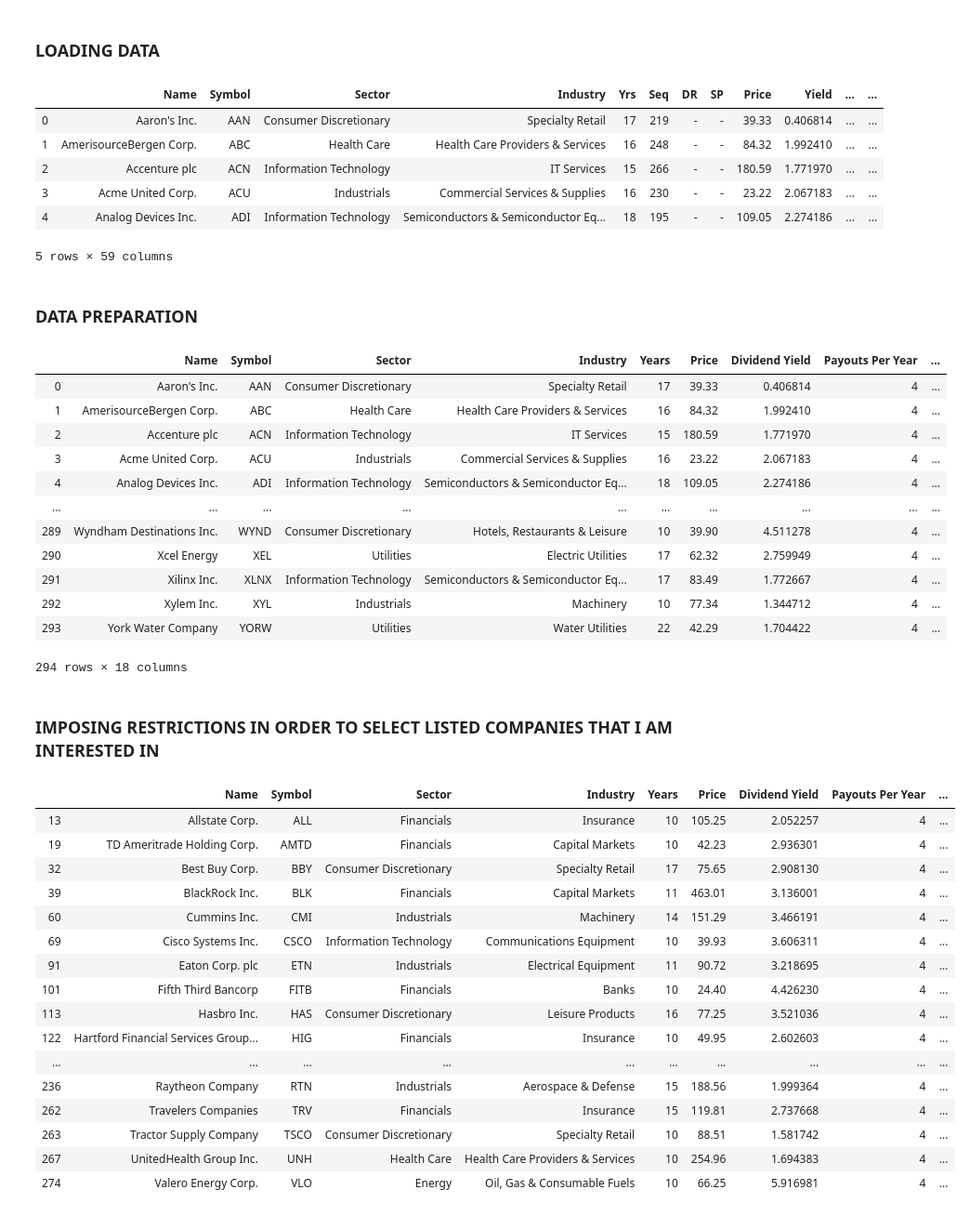
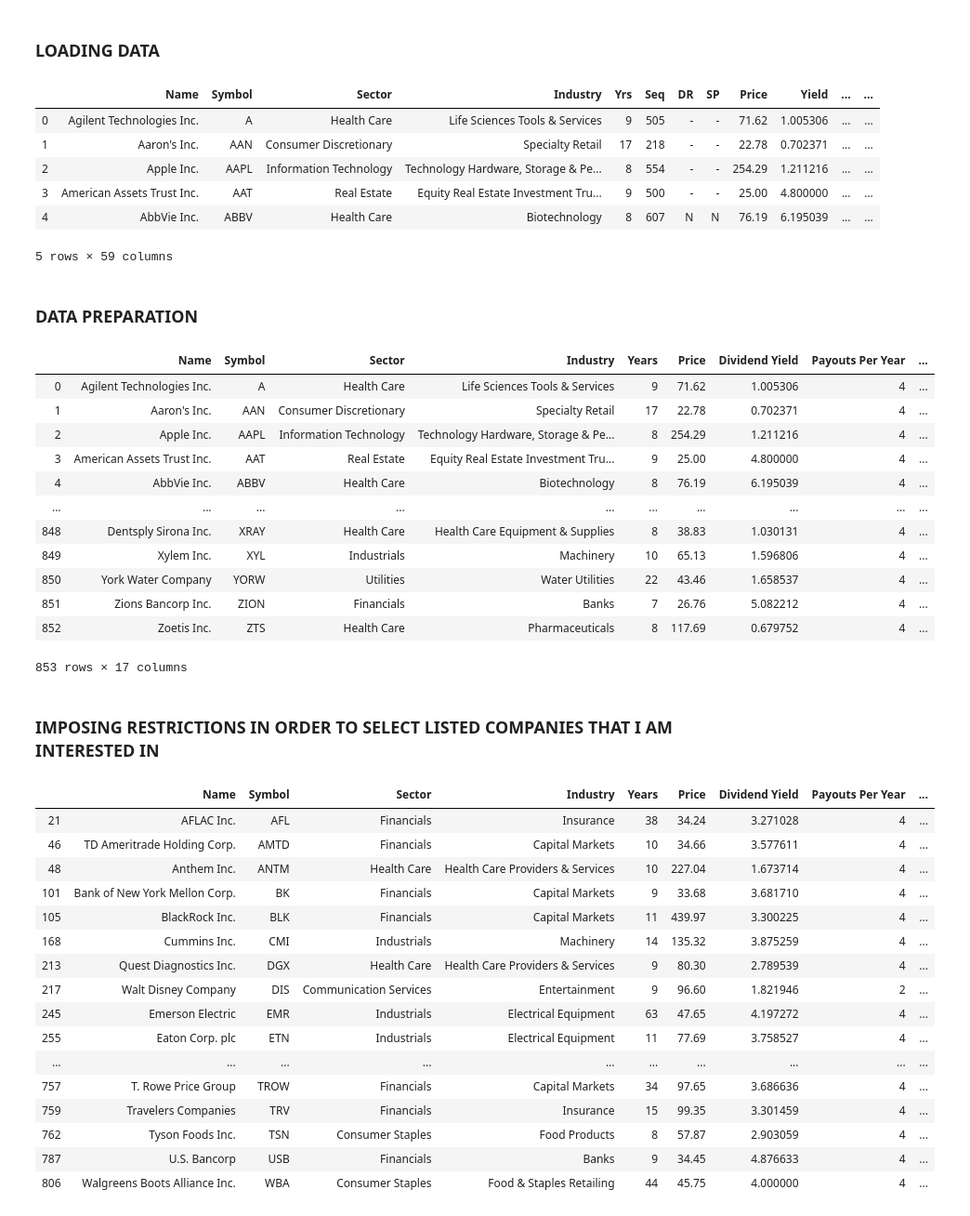
Before and after one commit to AdamMisiak/Stocks_selector, a Jupyter notebook: Listed_companies_selector.ipynb, the cells around one changed output. Shown at 93% size. Cells and saved outputs as stored; diff of their text form; code cells hidden in the pictures.

```diff
--- a/Listed_companies_selector.ipynb
+++ b/Listed_companies_selector.ipynb
@@ -3,68 +3,70 @@ import pandas as pd
 # %% [markdown]
 ### LOADING DATA
 # %%
-data = pd.read_excel('seekingalpha_attachment.xlsx',sheet_name=2,header=5,skipfooter=15)
+data = pd.read_excel('seekingalpha_attachment_04_20.xlsx',sheet_name=4,header=5,skipfooter=18)
 data.head()
 # %% [output]
 |  | Name | Symbol | Sector | Industry | Yrs | Seq | DR | SP | Price | Yield | ... | ... |
-| 0 | Aaron's Inc. | AAN | Consumer Discretionary | Specialty Retail | 17 | 219 | - | - | 39.33 | 0.406814 | ... | ... |
-| 1 | AmerisourceBergen Corp. | ABC | Health Care | Health Care Providers & Services | 16 | 248 | - | - | 84.32 | 1.992410 | ... | ... |
-| 2 | Accenture plc | ACN | Information Technology | IT Services | 15 | 266 | - | - | 180.59 | 1.771970 | ... | ... |
-| 3 | Acme United Corp. | ACU | Industrials | Commercial Services & Supplies | 16 | 230 | - | - | 23.22 | 2.067183 | ... | ... |
-| 4 | Analog Devices Inc. | ADI | Information Technology | Semiconductors & Semiconductor Eq... | 18 | 195 | - | - | 109.05 | 2.274186 | ... | ... |
+| 0 | Agilent Technologies Inc. | A | Health Care | Life Sciences Tools & Services | 9 | 505 | - | - | 71.62 | 1.005306 | ... | ... |
+| 1 | Aaron's Inc. | AAN | Consumer Discretionary | Specialty Retail | 17 | 218 | - | - | 22.78 | 0.702371 | ... | ... |
+| 2 | Apple Inc. | AAPL | Information Technology | Technology Hardware, Storage & Pe... | 8 | 554 | - | - | 254.29 | 1.211216 | ... | ... |
+| 3 | American Assets Trust Inc. | AAT | Real Estate | Equity Real Estate Investment Tru... | 9 | 500 | - | - | 25.00 | 4.800000 | ... | ... |
+| 4 | AbbVie Inc. | ABBV | Health Care | Biotechnology | 8 | 607 | N | N | 76.19 | 6.195039 | ... | ... |
 5 rows × 59 columns
 # %% [markdown]
 ### DATA PREPARATION
 # %%
-str_to_float_columns = ['Yrs','Price','Yield','Year','1-yr','3-yr','5-yr','10-yr','P/E','ROE','($Mil)','Equity','Survived','ROA']
+str_to_float_columns = ['Yrs','Price','Yield','Year','1-yr','Payout','P/E','P/Book','ROE','($Mil)','Equity','Survived','ROA']
 for column in str_to_float_columns:
     data[column] = pd.to_numeric(data[column])
 
-data = data[['Name','Symbol','Sector','Industry','Yrs','Price','Yield','Year','1-yr','3-yr','5-yr','10-yr','P/E','ROE','($Mil)','Equity','Survived','ROA']]
+data = data[['Name','Symbol','Sector','Industry','Yrs','Price','Yield','Year','1-yr','Payout','P/E','P/Book','ROE','($Mil)','Equity','Survived','ROA']]
 data = data.rename(columns={'Yrs':'Years','Year':'Payouts Per Year','Yield':'Dividend Yield','1-yr':'Dividend Growth Rate in 1-yr',
-                   '3-yr':'Dividend Growth Rate in 3-yr','5-yr':'Dividend Growth Rate in 5-yr','10-yr':'Dividend Growth Rate in 10-yr',
-                   '($Mil)':'Market Capitalization($Mil)','P/E':'Price/Earnings','ROE':'Return on Equity','Equity':'Dept/Equity',
+                   '($Mil)':'Market Capitalization($Mil)','Payout':'Payout Ratio','P/E':'Price/Earnings','P/Book':'Price/Books Value','ROE':'Return on Equity','Equity':'Dept/Equity',
                    'Survived':'Number of Survived Recessions','ROA':'Return on Assets'})
 data
 # %% [output]
 |  | Name | Symbol | Sector | Industry | Years | Price | Dividend Yield | Payouts Per Year | ... |
-| 0 | Aaron's Inc. | AAN | Consumer Discretionary | Specialty Retail | 17 | 39.33 | 0.406814 | 4 | ... |
-| 1 | AmerisourceBergen Corp. | ABC | Health Care | Health Care Providers & Services | 16 | 84.32 | 1.992410 | 4 | ... |
-| 2 | Accenture plc | ACN | Information Technology | IT Services | 15 | 180.59 | 1.771970 | 4 | ... |
-| 3 | Acme United Corp. | ACU | Industrials | Commercial Services & Supplies | 16 | 23.22 | 2.067183 | 4 | ... |
-| 4 | Analog Devices Inc. | ADI | Information Technology | Semiconductors & Semiconductor Eq... | 18 | 109.05 | 2.274186 | 4 | ... |
+| 0 | Agilent Technologies Inc. | A | Health Care | Life Sciences Tools & Services | 9 | 71.62 | 1.005306 | 4 | ... |
+| 1 | Aaron's Inc. | AAN | Consumer Discretionary | Specialty Retail | 17 | 22.78 | 0.702371 | 4 | ... |
+| 2 | Apple Inc. | AAPL | Information Technology | Technology Hardware, Storage & Pe... | 8 | 254.29 | 1.211216 | 4 | ... |
+| 3 | American Assets Trust Inc. | AAT | Real Estate | Equity Real Estate Investment Tru... | 9 | 25.00 | 4.800000 | 4 | ... |
+| 4 | AbbVie Inc. | ABBV | Health Care | Biotechnology | 8 | 76.19 | 6.195039 | 4 | ... |
 | ... | ... | ... | ... | ... | ... | ... | ... | ... | ... |
-| 289 | Wyndham Destinations Inc. | WYND | Consumer Discretionary | Hotels, Restaurants & Leisure | 10 | 39.90 | 4.511278 | 4 | ... |
-| 290 | Xcel Energy | XEL | Utilities | Electric Utilities | 17 | 62.32 | 2.759949 | 4 | ... |
-| 291 | Xilinx Inc. | XLNX | Information Technology | Semiconductors & Semiconductor Eq... | 17 | 83.49 | 1.772667 | 4 | ... |
-| 292 | Xylem Inc. | XYL | Industrials | Machinery | 10 | 77.34 | 1.344712 | 4 | ... |
-| 293 | York Water Company | YORW | Utilities | Water Utilities | 22 | 42.29 | 1.704422 | 4 | ... |
+| 848 | Dentsply Sirona Inc. | XRAY | Health Care | Health Care Equipment & Supplies | 8 | 38.83 | 1.030131 | 4 | ... |
+| 849 | Xylem Inc. | XYL | Industrials | Machinery | 10 | 65.13 | 1.596806 | 4 | ... |
+| 850 | York Water Company | YORW | Utilities | Water Utilities | 22 | 43.46 | 1.658537 | 4 | ... |
+| 851 | Zions Bancorp Inc. | ZION | Financials | Banks | 7 | 26.76 | 5.082212 | 4 | ... |
+| 852 | Zoetis Inc. | ZTS | Health Care | Pharmaceuticals | 8 | 117.69 | 0.679752 | 4 | ... |
-294 rows × 18 columns
+853 rows × 17 columns
 # %% [markdown]
 ### IMPOSING RESTRICTIONS IN ORDER TO SELECT LISTED COMPANIES THAT I AM INTERESTED IN
 # %%
 data = data.loc[(data['Dividend Yield'] > 1.5) &
                 (data['Dividend Yield'] < 7) &
                 (data['Price/Earnings'] < 20) &
                 (data['Return on Equity'] > 10) &
                 (data['Market Capitalization($Mil)'] > 10000) &
+                (data['Payout Ratio'] > 20) &
+                (data['Payout Ratio'] < 60) &
+                (data['Price/Books Value'] < 4) &
                 (data['Dept/Equity'] < 1)]
 data
 # %% [output]
 |  | Name | Symbol | Sector | Industry | Years | Price | Dividend Yield | Payouts Per Year | ... |
-| 13 | Allstate Corp. | ALL | Financials | Insurance | 10 | 105.25 | 2.052257 | 4 | ... |
-| 19 | TD Ameritrade Holding Corp. | AMTD | Financials | Capital Markets | 10 | 42.23 | 2.936301 | 4 | ... |
-| 32 | Best Buy Corp. | BBY | Consumer Discretionary | Specialty Retail | 17 | 75.65 | 2.908130 | 4 | ... |
-| 39 | BlackRock Inc. | BLK | Financials | Capital Markets | 11 | 463.01 | 3.136001 | 4 | ... |
-| 60 | Cummins Inc. | CMI | Industrials | Machinery | 14 | 151.29 | 3.466191 | 4 | ... |
-| 69 | Cisco Systems Inc. | CSCO | Information Technology | Communications Equipment | 10 | 39.93 | 3.606311 | 4 | ... |
-| 91 | Eaton Corp. plc | ETN | Industrials | Electrical Equipment | 11 | 90.72 | 3.218695 | 4 | ... |
-| 101 | Fifth Third Bancorp | FITB | Financials | Banks | 10 | 24.40 | 4.426230 | 4 | ... |
-| 113 | Hasbro Inc. | HAS | Consumer Discretionary | Leisure Products | 16 | 77.25 | 3.521036 | 4 | ... |
-| 122 | Hartford Financial Services Group... | HIG | Financials | Insurance | 10 | 49.95 | 2.602603 | 4 | ... |
+| 21 | AFLAC Inc. | AFL | Financials | Insurance | 38 | 34.24 | 3.271028 | 4 | ... |
+| 46 | TD Ameritrade Holding Corp. | AMTD | Financials | Capital Markets | 10 | 34.66 | 3.577611 | 4 | ... |
+| 48 | Anthem Inc. | ANTM | Health Care | Health Care Providers & Services | 10 | 227.04 | 1.673714 | 4 | ... |
+| 101 | Bank of New York Mellon Corp. | BK | Financials | Capital Markets | 9 | 33.68 | 3.681710 | 4 | ... |
+| 105 | BlackRock Inc. | BLK | Financials | Capital Markets | 11 | 439.97 | 3.300225 | 4 | ... |
+| 168 | Cummins Inc. | CMI | Industrials | Machinery | 14 | 135.32 | 3.875259 | 4 | ... |
+| 213 | Quest Diagnostics Inc. | DGX | Health Care | Health Care Providers & Services | 9 | 80.30 | 2.789539 | 4 | ... |
+| 217 | Walt Disney Company | DIS | Communication Services | Entertainment | 9 | 96.60 | 1.821946 | 2 | ... |
+| 245 | Emerson Electric | EMR | Industrials | Electrical Equipment | 63 | 47.65 | 4.197272 | 4 | ... |
+| 255 | Eaton Corp. plc | ETN | Industrials | Electrical Equipment | 11 | 77.69 | 3.758527 | 4 | ... |
 | ... | ... | ... | ... | ... | ... | ... | ... | ... | ... |
-| 236 | Raytheon Company | RTN | Industrials | Aerospace & Defense | 15 | 188.56 | 1.999364 | 4 | ... |
-| 262 | Travelers Companies | TRV | Financials | Insurance | 15 | 119.81 | 2.737668 | 4 | ... |
-| 263 | Tractor Supply Company | TSCO | Consumer Discretionary | Specialty Retail | 10 | 88.51 | 1.581742 | 4 | ... |
-| 267 | UnitedHealth Group Inc. | UNH | Health Care | Health Care Providers & Services | 10 | 254.96 | 1.694383 | 4 | ... |
-| 274 | Valero Energy Corp. | VLO | Energy | Oil, Gas & Consumable Fuels | 10 | 66.25 | 5.916981 | 4 | ... |
+| 757 | T. Rowe Price Group | TROW | Financials | Capital Markets | 34 | 97.65 | 3.686636 | 4 | ... |
+| 759 | Travelers Companies | TRV | Financials | Insurance | 15 | 99.35 | 3.301459 | 4 | ... |
+| 762 | Tyson Foods Inc. | TSN | Consumer Staples | Food Products | 8 | 57.87 | 2.903059 | 4 | ... |
+| 787 | U.S. Bancorp | USB | Financials | Banks | 9 | 34.45 | 4.876633 | 4 | ... |
+| 806 | Walgreens Boots Alliance Inc. | WBA | Consumer Staples | Food & Staples Retailing | 44 | 45.75 | 4.000000 | 4 | ... |
```
Also changed, not shown: 1 other file.
